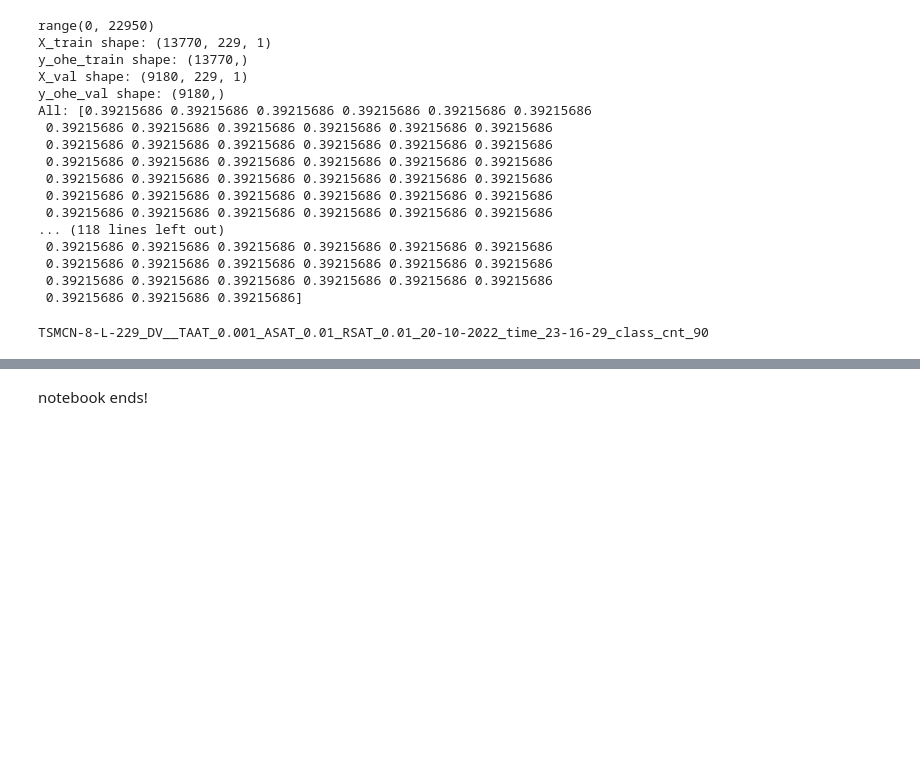
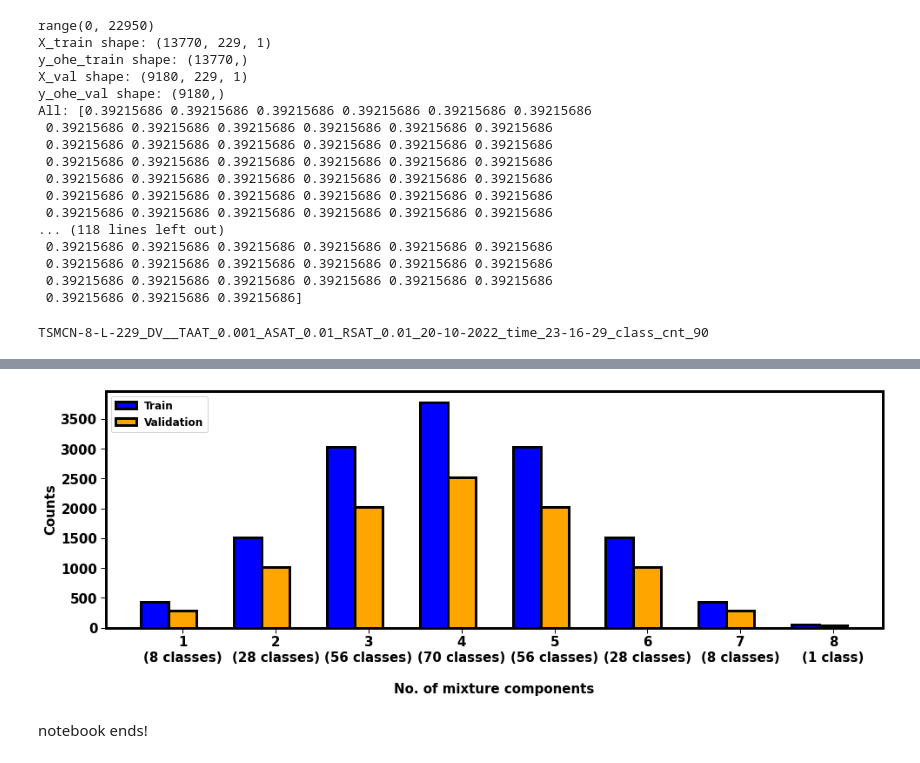
Before and after one commit to arshadzahangirchowdhury/TSMC-Net, a Jupyter notebook: workflow/notebooks/TSMCN-8-L-229_analytics_RSAT_1.ipynb, the cells around one changed output, grey strips where cells are left out. Cells and saved outputs as stored; diff of their text form; code cells hidden in the pictures; blank space fills up the shorter version.

Commit message:
data

```diff
--- a/workflow/notebooks/TSMCN-8-L-229_analytics_RSAT_1.ipynb
+++ b/workflow/notebooks/TSMCN-8-L-229_analytics_RSAT_1.ipynb
@@ -535,2 +482,57 @@ plt.savefig(r'RESULTS/data_analytics/' + model_name +'mix_dist.png', bbox_inches
+# %%
+import matplotlib
+from matplotlib.ticker import FormatStrFormatter
+
+matplotlib.rc('font', family='sans-serif')
+# matplotlib.rc('font', serif='Helvetica Neue')
+# matplotlib.rc('text', usetex='false')
+matplotlib.rcParams.update({'font.size': 22})
+
+mix_dist_labels = ['1\n(8 classes)', '2\n(28 classes)','3\n(56 classes)','4\n(70 classes)',
+                   '5\n(56 classes)','6\n(28 classes)','7\n(8 classes)','8\n(1 class)']
+
+train_mix_dists = [train_mix_1c,train_mix_2c,train_mix_3c,train_mix_4c,train_mix_5c,train_mix_6c,train_mix_7c,train_mix_8c]
+val_mix_dists = [val_mix_1c,val_mix_2c,val_mix_3c,val_mix_4c,val_mix_5c,val_mix_6c,val_mix_7c,val_mix_8c]
+train_set_labels = ['Train','Train','Train','Train','Train','Train','Train','Train']
+val_set_labels = ['Validation','Validation','Validation','Validation','Validation','Validation','Validation','Validation']
+
+
+fig, ax = plt.subplots()
+ax.patch.set_edgecolor('black')
+ax.patch.set_linewidth('3')
+
+fig.set_figheight(5)
+fig.set_figwidth(16)
+
+x = np.arange(len(mix_dist_labels))  # the label locations
+width = 0.30 # the width of the bars
+
+# fig = plt.figure(figsize=(1.6,1.6),dpi=300)
+# ax_def = fig.add_axes([0, 0, 1, 1])
+rects1 = ax.bar(x - width, train_mix_dists, width, label='Train', color='blue', edgecolor='black',linewidth=3)
+# rects2 = ax.bar(x , val_mix_dists, width, label='Test', edgecolor='orange',linewidth=3)
+rects3 = ax.bar(x, val_mix_dists, width, label='Validation', color='orange', edgecolor='black',linewidth=3)
+
+# Add some text for labels, title and custom x-axis tick labels, etc.
+ax.legend(loc=2,prop={'size': 12})
+ax.set_ylabel('Counts',fontsize=15, fontweight='bold')
+ax.set_xlabel('\nNo. of mixture components',fontsize=15, fontweight='bold')
+# ax.set_title('Accuracy vs no. of features or variable'
+#     .format(average_precision["micro"]),fontsize=18, fontweight='bold')
+
+# ax.set_title('Same nine compounds\n classified in each group'
+#     .format(average_precision["micro"]),fontsize=18, fontweight='bold')
+
+ax.set_xticks(x)
+ax.set_xticklabels(mix_dist_labels,fontsize=15, fontweight='bold')
+ax.set_yticklabels(ax.get_yticks(),fontsize=15, fontweight='bold')
+ax.yaxis.set_major_formatter(FormatStrFormatter('%.0f'))
+ax.xaxis.set_tick_params(which='major', size=6, width=1, direction='out',labelsize=15)
+ax.xaxis.set_tick_params(which='minor', size=2, width=1, direction='out',labelsize=15)
+ax.yaxis.set_tick_params(which='major', size=6, width=1, direction='out',labelsize=15)
+ax.yaxis.set_tick_params(which='minor', size=6, width=1, direction='out',labelsize=15)
+plt.savefig(r'RESULTS/data_analytics/' + model_name +'_mix_dist.png', bbox_inches='tight')
+# %% [output]
+[figure, added]
 # %% [markdown]
 notebook ends!
```
Also changed, not shown: parts of 13 cells of this notebook, 11 other files.
